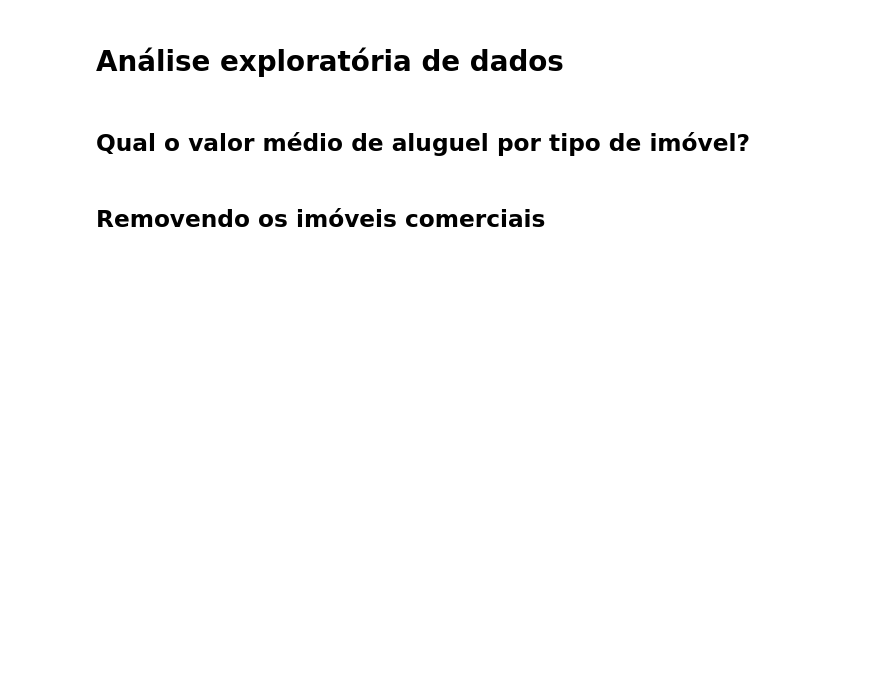
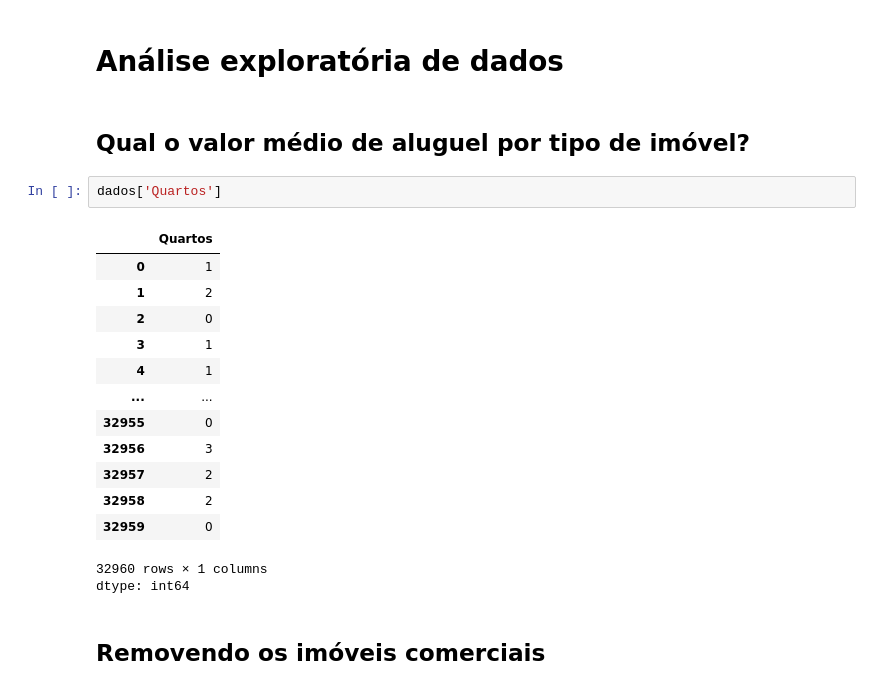
Before and after one commit to tluistorres/Cursos, a Jupyter notebook: aula-1/projeto_imobiliaria_aula_1.ipynb, the cells around one changed output. Saved outputs shown, nothing was run; the diff lists cells and outputs as text; blank space fills up the shorter version.

```diff
--- a/aula-1/projeto_imobiliaria_aula_1.ipynb
+++ b/aula-1/projeto_imobiliaria_aula_1.ipynb
@@ -149,6 +149,23 @@ dados[['Quartos', 'Valor']]
 # Análise exploratória de dados
 # %% [markdown]
 ## Qual o valor médio de aluguel por tipo de imóvel?
+# %%
+dados['Quartos']
+# %% [output]
+|  | Quartos |
+| 0 | 1 |
+| 1 | 2 |
+| 2 | 0 |
+| 3 | 1 |
+| 4 | 1 |
+| ... | ... |
+| 32955 | 0 |
+| 32956 | 3 |
+| 32957 | 2 |
+| 32958 | 2 |
+| 32959 | 0 |
+32960 rows × 1 columns
+dtype: int64
 # %% [markdown]
 ## Removendo os imóveis comerciais
 # %% [markdown]
```
